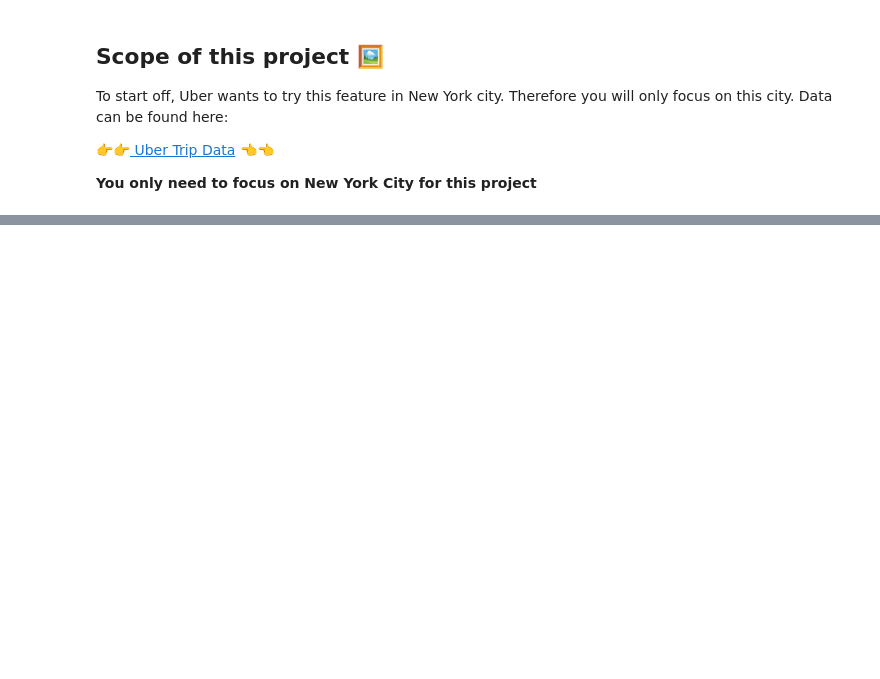
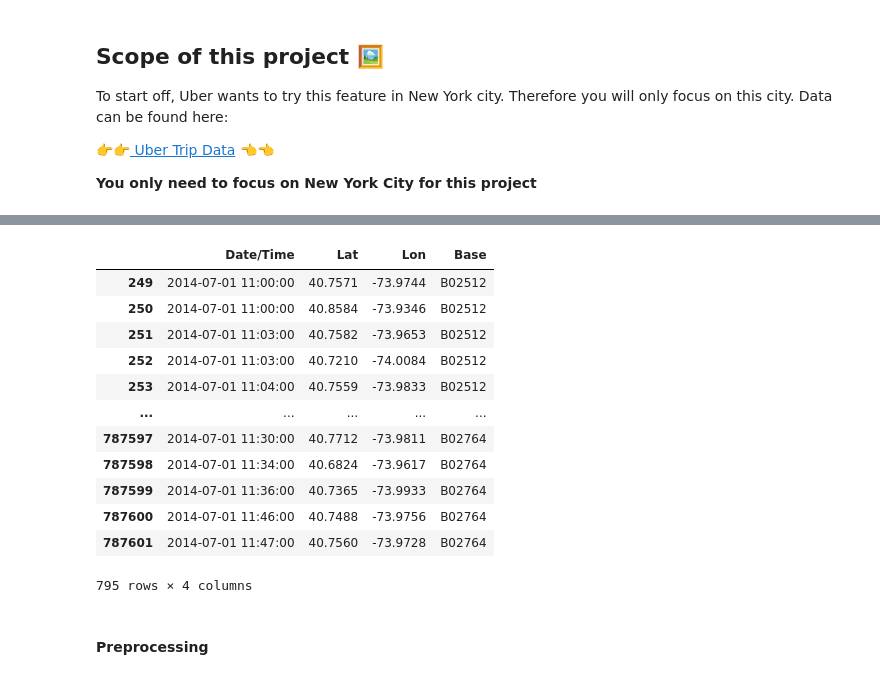
Before and after one commit to Floriane-Esson/3c_Uber_pickups, a Jupyter notebook: 01-Uber_Pickups.ipynb, the cells around one changed output, grey strips where cells are left out. Saved outputs shown, nothing was run; the diff lists cells and outputs as text; code cells hidden in the pictures; blank space fills up the shorter version.

```diff
--- a/01-Uber_Pickups.ipynb
+++ b/01-Uber_Pickups.ipynb
@@ -260,0 +168,3 @@ KMeans(n_clusters=7, random_state=0)
+# %%
+# convert "Date/time" to datetime format
+uber["Date/Time"] = pd.to_datetime(uber["Date/Time"])
@@ -260,0 +177,22 @@ KMeans(n_clusters=7, random_state=0)
+# %%
+# For the first analyse, we will focus only on one day and one hour of this day
+# We will keep 2014-07-01 at 11 a.m.
+mask = (uber_d1['Date/Time'] >= '2014-07-01 11:00:00') & (uber_d1['Date/Time'] < '2014-07-01 12:00:00')
+selecthour=uber_d1.loc[mask]
+display(selecthour)
+# %% [output]
+|  | Date/Time | Lat | Lon | Base |
+| 249 | 2014-07-01 11:00:00 | 40.7571 | -73.9744 | B02512 |
+| 250 | 2014-07-01 11:00:00 | 40.8584 | -73.9346 | B02512 |
+| 251 | 2014-07-01 11:03:00 | 40.7582 | -73.9653 | B02512 |
+| 252 | 2014-07-01 11:03:00 | 40.7210 | -74.0084 | B02512 |
+| 253 | 2014-07-01 11:04:00 | 40.7559 | -73.9833 | B02512 |
+| ... | ... | ... | ... | ... |
+| 787597 | 2014-07-01 11:30:00 | 40.7712 | -73.9811 | B02764 |
+| 787598 | 2014-07-01 11:34:00 | 40.6824 | -73.9617 | B02764 |
+| 787599 | 2014-07-01 11:36:00 | 40.7365 | -73.9933 | B02764 |
+| 787600 | 2014-07-01 11:46:00 | 40.7488 | -73.9756 | B02764 |
+| 787601 | 2014-07-01 11:47:00 | 40.7560 | -73.9728 | B02764 |
+795 rows × 4 columns
+# %% [markdown]
+#### Preprocessing
```
Also changed, not shown: parts of 69 cells of this notebook.
